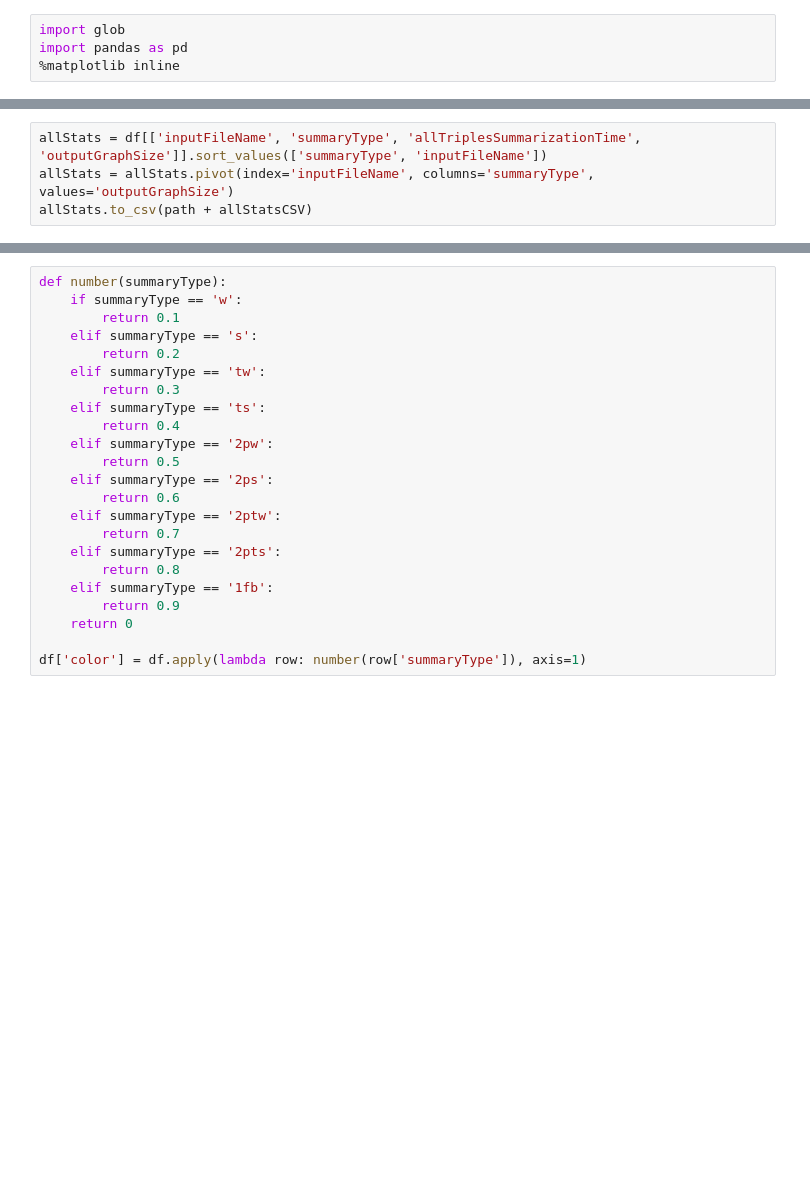
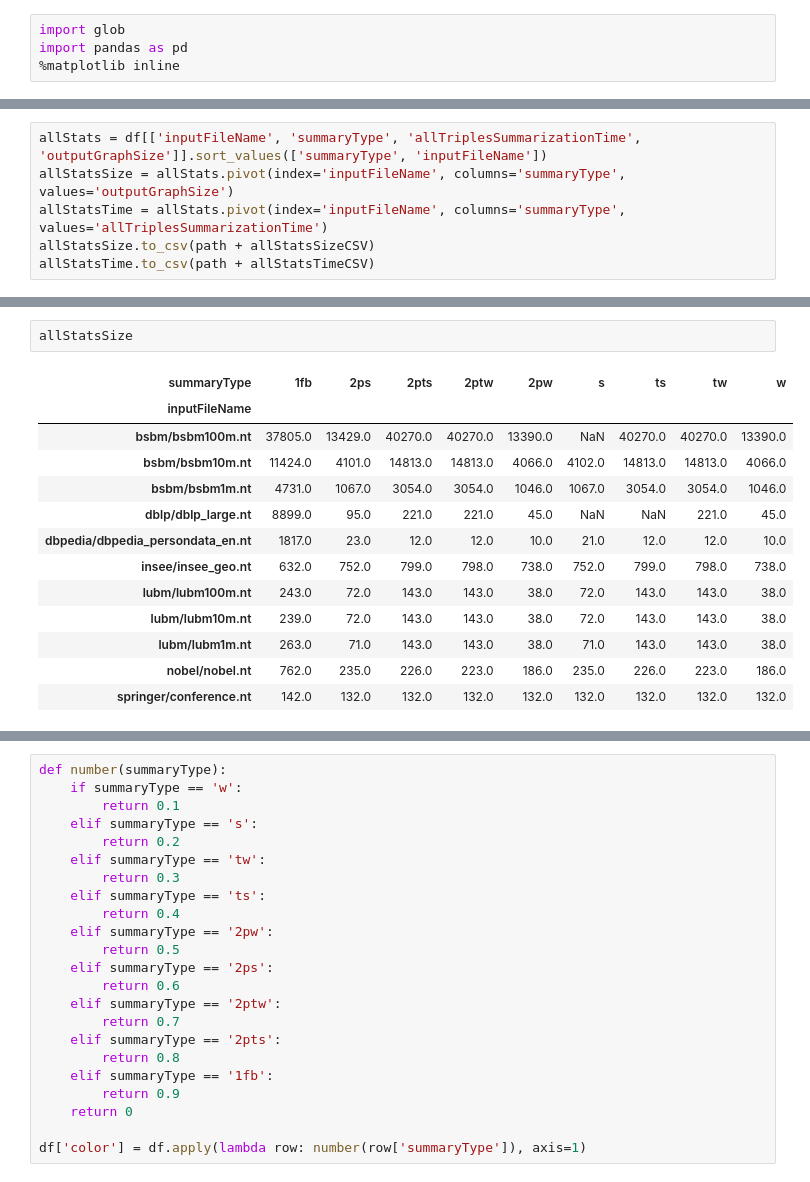
Before and after one commit to mhoangvslev/F-RDFQuotient, a Jupyter notebook: documents/Statistics.ipynb, the cells around one changed output, grey strips where cells are left out. Saved outputs shown, nothing was run; the diff lists cells and outputs as text; blank space fills up the shorter version.

```diff
--- a/documents/Statistics.ipynb
+++ b/documents/Statistics.ipynb
@@ -22,5 +23,7 @@ df = pd.concat(list_)
 df['inputFileName'] = df['inputFileName'].str.slice(len('/data/datasets/'))
 # %%
 allStats = df[['inputFileName', 'summaryType', 'allTriplesSummarizationTime', 'outputGraphSize']].sort_values(['summaryType', 'inputFileName'])
-allStats = allStats.pivot(index='inputFileName', columns='summaryType', values='outputGraphSize')
-allStats.to_csv(path + allStatsCSV)
+allStatsSize = allStats.pivot(index='inputFileName', columns='summaryType', values='outputGraphSize')
+allStatsTime = allStats.pivot(index='inputFileName', columns='summaryType', values='allTriplesSummarizationTime')
+allStatsSize.to_csv(path + allStatsSizeCSV)
+allStatsTime.to_csv(path + allStatsTimeCSV)
@@ -42,0 +30,16 @@ allStats
+# %%
+allStatsSize
+# %% [output]
+| summaryType | 1fb | 2ps | 2pts | 2ptw | 2pw | s | ts | tw | w |
+| inputFileName |  |  |  |  |  |  |  |  |  |
+| bsbm/bsbm100m.nt | 37805.0 | 13429.0 | 40270.0 | 40270.0 | 13390.0 | NaN | 40270.0 | 40270.0 | 13390.0 |
+| bsbm/bsbm10m.nt | 11424.0 | 4101.0 | 14813.0 | 14813.0 | 4066.0 | 4102.0 | 14813.0 | 14813.0 | 4066.0 |
+| bsbm/bsbm1m.nt | 4731.0 | 1067.0 | 3054.0 | 3054.0 | 1046.0 | 1067.0 | 3054.0 | 3054.0 | 1046.0 |
+| dblp/dblp_large.nt | 8899.0 | 95.0 | 221.0 | 221.0 | 45.0 | NaN | NaN | 221.0 | 45.0 |
+| dbpedia/dbpedia_persondata_en.nt | 1817.0 | 23.0 | 12.0 | 12.0 | 10.0 | 21.0 | 12.0 | 12.0 | 10.0 |
+| insee/insee_geo.nt | 632.0 | 752.0 | 799.0 | 798.0 | 738.0 | 752.0 | 799.0 | 798.0 | 738.0 |
+| lubm/lubm100m.nt | 243.0 | 72.0 | 143.0 | 143.0 | 38.0 | 72.0 | 143.0 | 143.0 | 38.0 |
+| lubm/lubm10m.nt | 239.0 | 72.0 | 143.0 | 143.0 | 38.0 | 72.0 | 143.0 | 143.0 | 38.0 |
+| lubm/lubm1m.nt | 263.0 | 71.0 | 143.0 | 143.0 | 38.0 | 71.0 | 143.0 | 143.0 | 38.0 |
+| nobel/nobel.nt | 762.0 | 235.0 | 226.0 | 223.0 | 186.0 | 235.0 | 226.0 | 223.0 | 186.0 |
+| springer/conference.nt | 142.0 | 132.0 | 132.0 | 132.0 | 132.0 | 132.0 | 132.0 | 132.0 | 132.0 |
```
Also changed, not shown: parts of 5 cells of this notebook, 20 other files.
